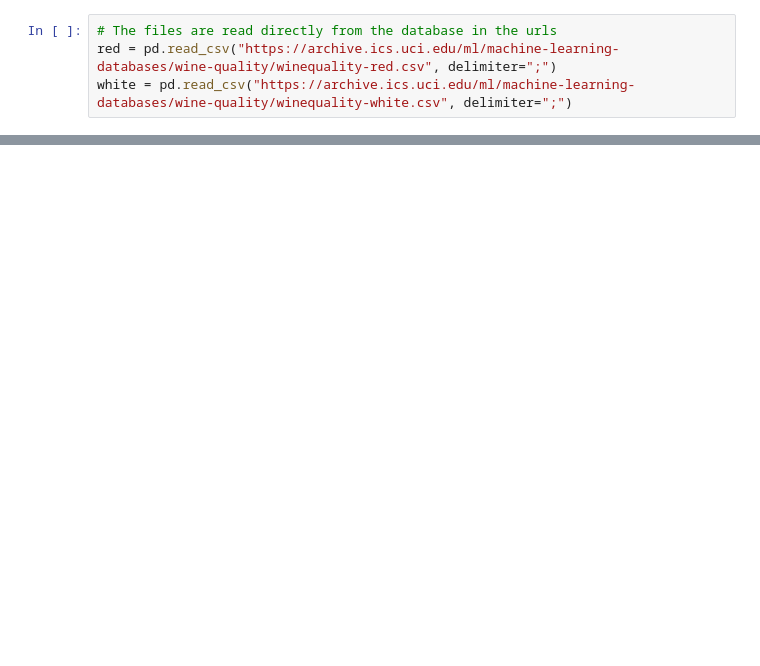
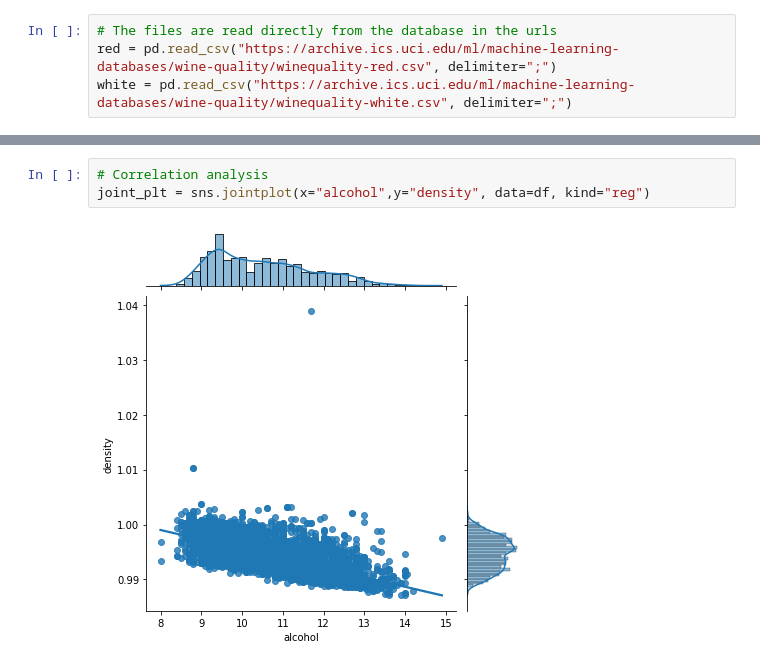
Before and after one commit to Adrieto/DataScience, a Jupyter notebook: Vinos.ipynb, the cells around one changed output, grey strips where cells are left out. Saved outputs shown, nothing was run; the diff lists cells and outputs as text; blank space fills up the shorter version.

```diff
--- a/Vinos.ipynb
+++ b/Vinos.ipynb
@@ -25,0 +45,5 @@ df_new.head()
+# %%
+# Correlation analysis
+joint_plt = sns.jointplot(x="alcohol",y="density", data=df, kind="reg")
+# %% [output]
+[figure, added]
```
Also changed, not shown: parts of 11 cells of this notebook.
